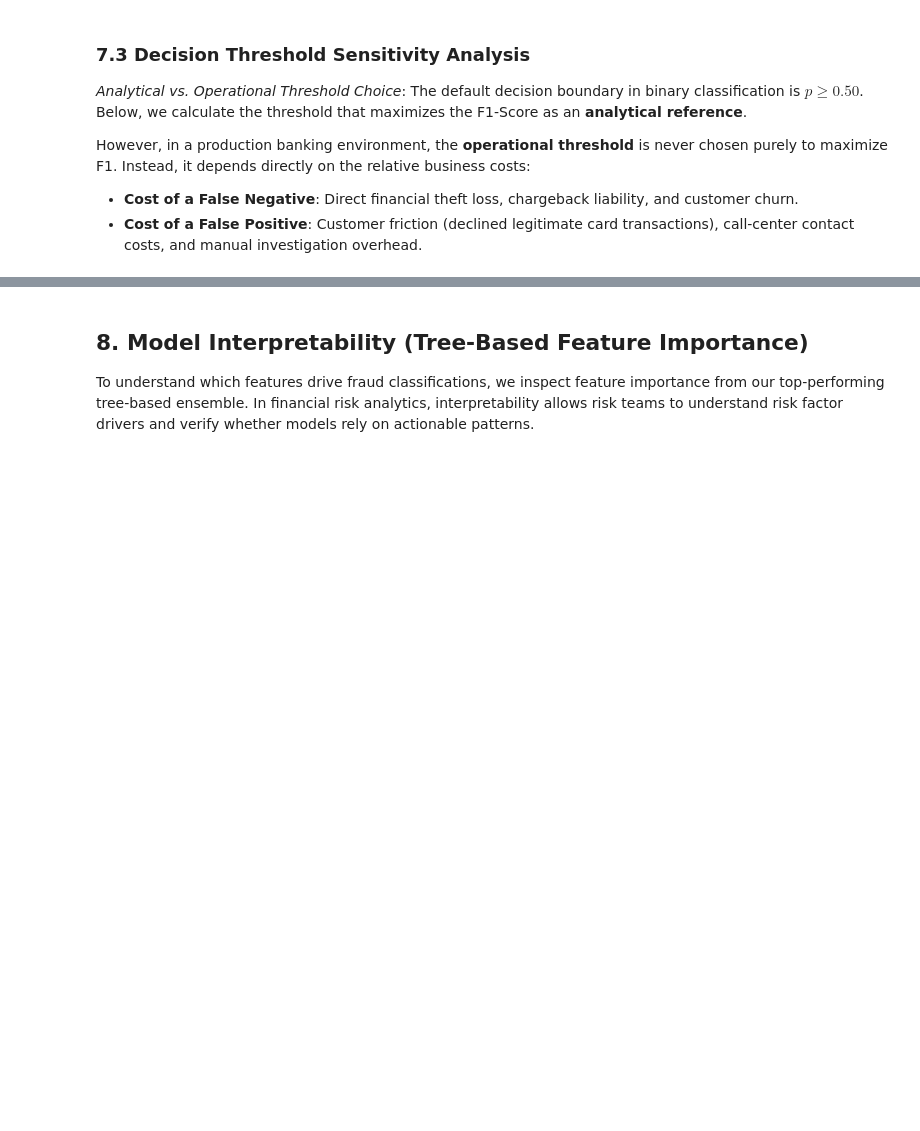
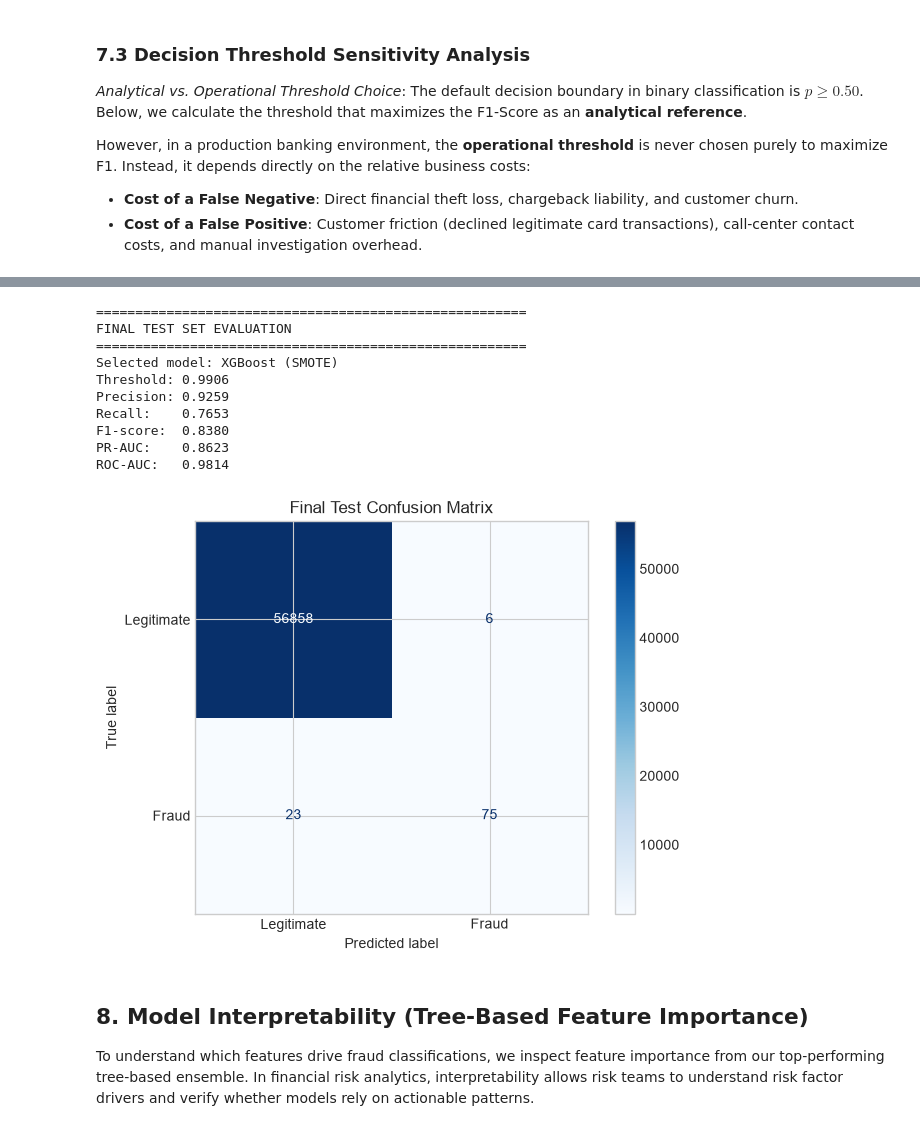
Before and after one commit to Ritvik440/credit-card-fraud-detection, a Jupyter notebook: Credit Card Fraud Detection - Classification.ipynb, the cells around one changed output, grey strips where cells are left out. Saved outputs shown, nothing was run; the diff lists cells and outputs as text; code cells hidden in the pictures; blank space fills up the shorter version.

```diff
--- a/Credit Card Fraud Detection - Classification.ipynb
+++ b/Credit Card Fraud Detection - Classification.ipynb
@@ -643,3 +810,42 @@ Analytical Reference Point:
+# %%
+# Final evaluation on the untouched test set
+best_model = model_predictions[best_key]['model']
+
+test_proba = best_model.predict_proba(X_test_scaled)[:, 1]
+test_pred = (test_proba >= best_threshold).astype(int)
+
+print("=" * 55)
+print("FINAL TEST SET EVALUATION")
+print("=" * 55)
+print("Selected model:", best_key)
+print(f"Threshold: {best_threshold:.4f}")
+print(f"Precision: {precision_score(y_test, test_pred):.4f}")
+print(f"Recall:    {recall_score(y_test, test_pred):.4f}")
+print(f"F1-score:  {f1_score(y_test, test_pred):.4f}")
+print(f"PR-AUC:    {average_precision_score(y_test, test_proba):.4f}")
+print(f"ROC-AUC:   {roc_auc_score(y_test, test_proba):.4f}")
+
+cm_test = confusion_matrix(y_test, test_pred)
+ConfusionMatrixDisplay(
+    confusion_matrix=cm_test,
+    display_labels=['Legitimate', 'Fraud']
+).plot(cmap='Blues', values_format='d')
+
+plt.title("Final Test Confusion Matrix")
+plt.tight_layout()
+plt.show()
+# %% [output]
+=======================================================
+FINAL TEST SET EVALUATION
+=======================================================
+Selected model: XGBoost (SMOTE)
+Threshold: 0.9906
+Precision: 0.9259
+Recall:    0.7653
+F1-score:  0.8380
+PR-AUC:    0.8623
+ROC-AUC:   0.9814
+[figure, added]
 # %% [markdown]
 ## 8. Model Interpretability (Tree-Based Feature Importance)
 
```
Also changed, not shown: parts of 16 cells of this notebook.
